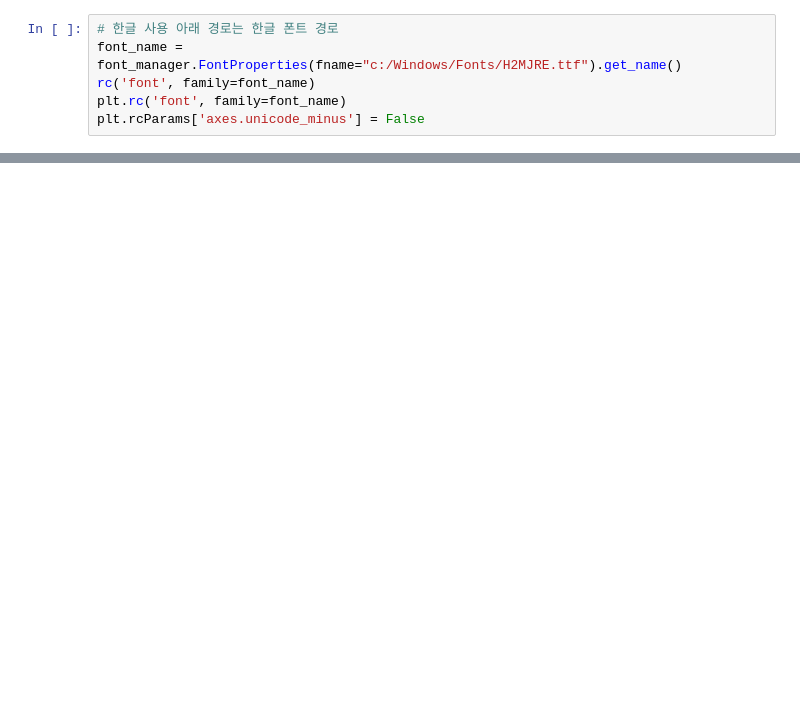
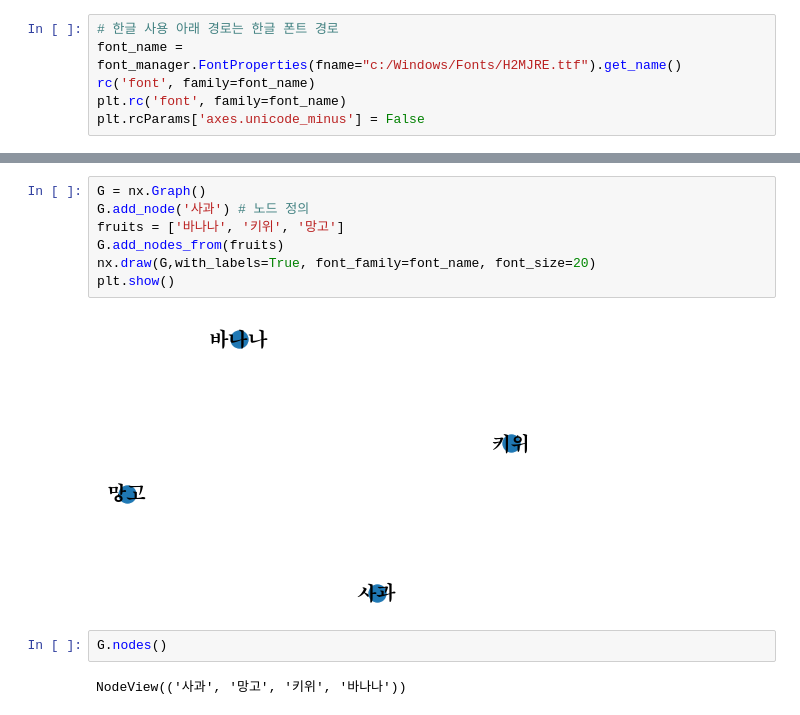
Before and after one commit to NinCastle/Text_analysis, a Jupyter notebook: Network_analysis.ipynb, the cells around one changed output, grey strips where cells are left out. Saved outputs shown, nothing was run; the diff lists cells and outputs as text; blank space fills up the shorter version.

```diff
--- a/Network_analysis.ipynb
+++ b/Network_analysis.ipynb
@@ -24,0 +26,13 @@ plt.show()
+# %%
+G = nx.Graph()
+G.add_node('사과') # 노드 정의
+fruits = ['바나나', '키위', '망고']
+G.add_nodes_from(fruits)
+nx.draw(G,with_labels=True, font_family=font_name, font_size=20)
+plt.show()
+# %% [output]
+[figure, added]
+# %%
+G.nodes()
+# %% [output]
+NodeView(('사과', '망고', '키위', '바나나'))
```
Also changed, not shown: parts of 40 cells of this notebook.
